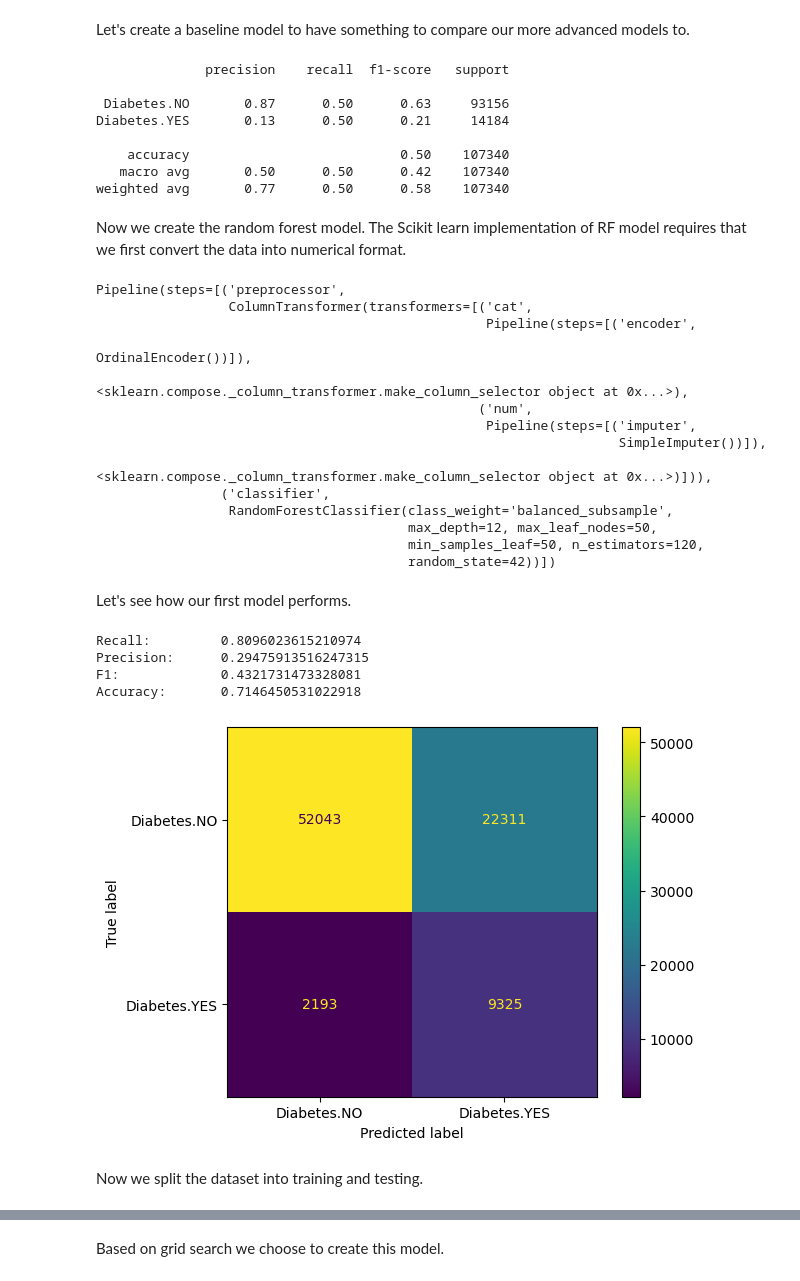
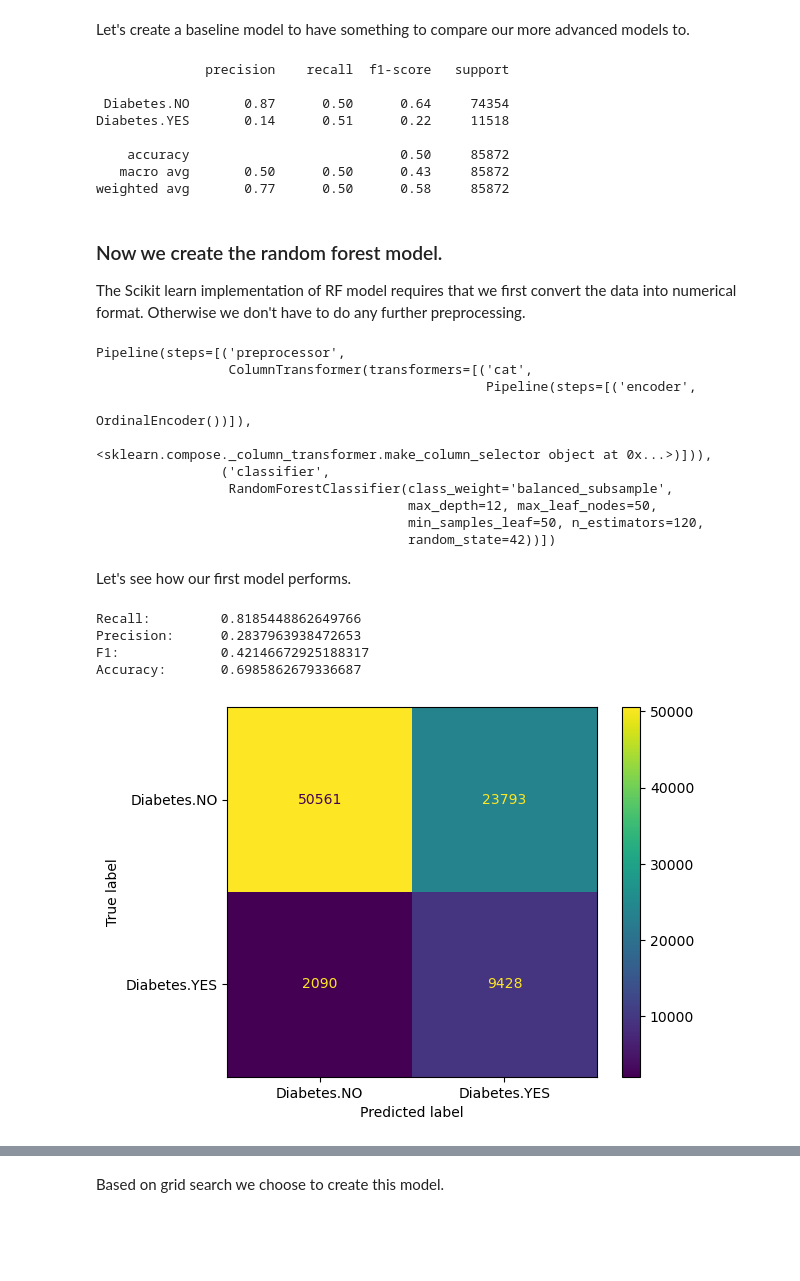
Before and after one commit to ralisv/IB031-Diabetes, a Jupyter notebook: solution.ipynb, the cells around one changed output, grey strips where cells are left out. Cells and saved outputs as stored; diff of their text form; code cells hidden in the pictures; blank space fills up the shorter version.

Commit message:
Refactor code; document preprocessing

```diff
--- a/solution.ipynb
+++ b/solution.ipynb
@@ -61,4 +61,4 @@ dataset.drop("ID", axis="columns", inplace=True)
 dataset = dataset[~dataset["diabetes"].isna()]
 
 # Remove pre diabetes and diabetes in pregnancy categories
-dataset_without_extended_diabetes_categories = remove_unusable_diabetes_categories(dataset)
+dataset = remove_unusable_diabetes_categories(dataset)
@@ -71,24 +81,23 @@ from sklearn.dummy import DummyClassifier
 from sklearn.metrics import classification_report
 from sklearn.model_selection import train_test_split
 
-dataset = dataset_without_extended_diabetes_categories
-X, y = dataset.drop("diabetes", axis="columns"), dataset["diabetes"]
-train_X, test_X, train_y, test_y = train_test_split(X, y, random_state=0)
 
 baseline = DummyClassifier(strategy="uniform", random_state=0)
-baseline.fit(train_X, train_y)
-print(classification_report(test_y, baseline.predict(test_X), zero_division=0))
+baseline.fit(diabetes_train_X, diabetes_train_y)
+print(classification_report(diabetes_test_y, baseline.predict(diabetes_test_X), zero_division=0))
 # %% [output]
               precision    recall  f1-score   support
 
- Diabetes.NO       0.87      0.50      0.63     93156
-Diabetes.YES       0.13      0.50      0.21     14184
+ Diabetes.NO       0.87      0.50      0.64     74354
+Diabetes.YES       0.14      0.51      0.22     11518
 
-    accuracy                           0.50    107340
-   macro avg       0.50      0.50      0.42    107340
-weighted avg       0.77      0.50      0.58    107340
+    accuracy                           0.50     85872
+   macro avg       0.50      0.50      0.43     85872
+weighted avg       0.77      0.50      0.58     85872
 # %% [markdown]
-Now we create the random forest model. The Scikit learn implementation of RF model requires that we first convert the data into numerical format.
+### Now we create the random forest model.
+
+The Scikit learn implementation of RF model requires that we first convert the data into numerical format. Otherwise we don't have to do any further preprocessing.
 # %%
 import matplotlib.pyplot as plt
 from sklearn.calibration import LabelEncoder
@@ -100,24 +109,11 @@ from sklearn.model_selection import GridSearchCV, train_test_split
 from sklearn.pipeline import Pipeline
 from sklearn.preprocessing import OrdinalEncoder, StandardScaler
 
-# Assuming dataset_with_extended_diabetes_categories is a pandas DataFrame
-dataset = dataset_without_extended_diabetes_categories
-
-# Splitting dataset into features and target
-X = dataset.drop("diabetes", axis=1)
-y = dataset["diabetes"]
-
-# Splitting dataset into training and testing sets
-X_train, X_test, y_train, y_test = train_test_split(
-    X, y, test_size=0.2, random_state=42
-)
-
-# Create preprocessing steps
+# We can use ordinal encoding for categorical features, even though there is no ordinal relationship between the categories
 categorical_transformer = Pipeline(
     steps=[("encoder", OrdinalEncoder())]
 )
 
-# Create the ColumnTransformer
 preprocessor = ColumnTransformer(
     transformers=[
         ("cat", categorical_transformer, make_column_selector(dtype_include="category")),
@@ -142,6 +138,8 @@ random_forest_model = Pipeline(
         ),
     ]
 )
+
+## Grid search for hyperparameter tuning, commented out, because it takes a long time to run
 #
 # param_grid = {
 #     "classifier__class_weight": ["balanced", "balanced_subsample", None],
@@ -154,21 +152,18 @@ random_forest_model = Pipeline(
 # }
 #
 # clf = GridSearchCV(random_forest_model, param_grid, scoring="recall_macro", n_jobs=-1)
-# clf.fit(X_train[:3000], y_train[:3000])
+# clf.fit(diabetes_train_X[:3000], diabetes_train_y[:3000])
 #
 # print(clf.best_params_)
-# print(classification_report(y_test, clf.predict(X_test)))
+# print(classification_report(diabetes_test_y, clf.predict(diabetes_test_X)))
 
-random_forest_model.fit(X_train, y_train)
+# Fit the model
+random_forest_model.fit(diabetes_train_X, diabetes_train_y)
 # %% [output]
 Pipeline(steps=[('preprocessor',
                  ColumnTransformer(transformers=[('cat',
                                                   Pipeline(steps=[('encoder',
                                                                    OrdinalEncoder())]),
-                                                  <sklearn.compose._column_transformer.make_column_selector object at 0x...>),
-                                                 ('num',
-                                                  Pipeline(steps=[('imputer',
-                                                                   SimpleImputer())]),
                                                   <sklearn.compose._column_transformer.make_column_selector object at 0x...>)])),
                 ('classifier',
                  RandomForestClassifier(class_weight='balanced_subsample',
@@ -180,25 +175,23 @@ Let's see how our first model performs.
 # %%
 from sklearn.metrics import ConfusionMatrixDisplay, recall_score, precision_score, f1_score, accuracy_score
 
 
-rfm_pred = random_forest_model.predict(X_test)
+rfm_pred = random_forest_model.predict(diabetes_test_X)
 
-print(f"Recall:\t\t{recall_score(y_test, rfm_pred, pos_label='Diabetes.YES')}")
+print(f"Recall:\t\t{recall_score(diabetes_test_y, rfm_pred, pos_label='Diabetes.YES')}")
 print(
-    f"Precision:\t{precision_score(y_test, rfm_pred, pos_label='Diabetes.YES')}"
+    f"Precision:\t{precision_score(diabetes_test_y, rfm_pred, pos_label='Diabetes.YES')}"
 )
-print(f"F1:\t\t{f1_score(y_test, rfm_pred, pos_label='Diabetes.YES')}")
-print(f"Accuracy:\t{accuracy_score(y_test, rfm_pred)}")
+print(f"F1:\t\t{f1_score(diabetes_test_y, rfm_pred, pos_label='Diabetes.YES')}")
+print(f"Accuracy:\t{accuracy_score(diabetes_test_y, rfm_pred)}")
 
 # Display confusion matrix
-cm = confusion_matrix(y_test, rfm_pred)
+cm = confusion_matrix(diabetes_test_y, rfm_pred)
 ConfusionMatrixDisplay(cm, display_labels=random_forest_model.classes_).plot()
 plt.show()
 # %% [output]
-Recall:         0.8096023615210974
-Precision:      0.29475913516247315
-F1:             0.4321731473328081
-Accuracy:       0.7146450531022918
+Recall:         0.8185448862649766
+Precision:      0.2837963938472653
+F1:             0.42146672925188317
+Accuracy:       0.6985862679336687
-[figure, old version]
+[figure, new version]
-# %% [markdown]
-Now we split the dataset into training and testing.
```
Also changed, not shown: parts of 8 cells of this notebook.
